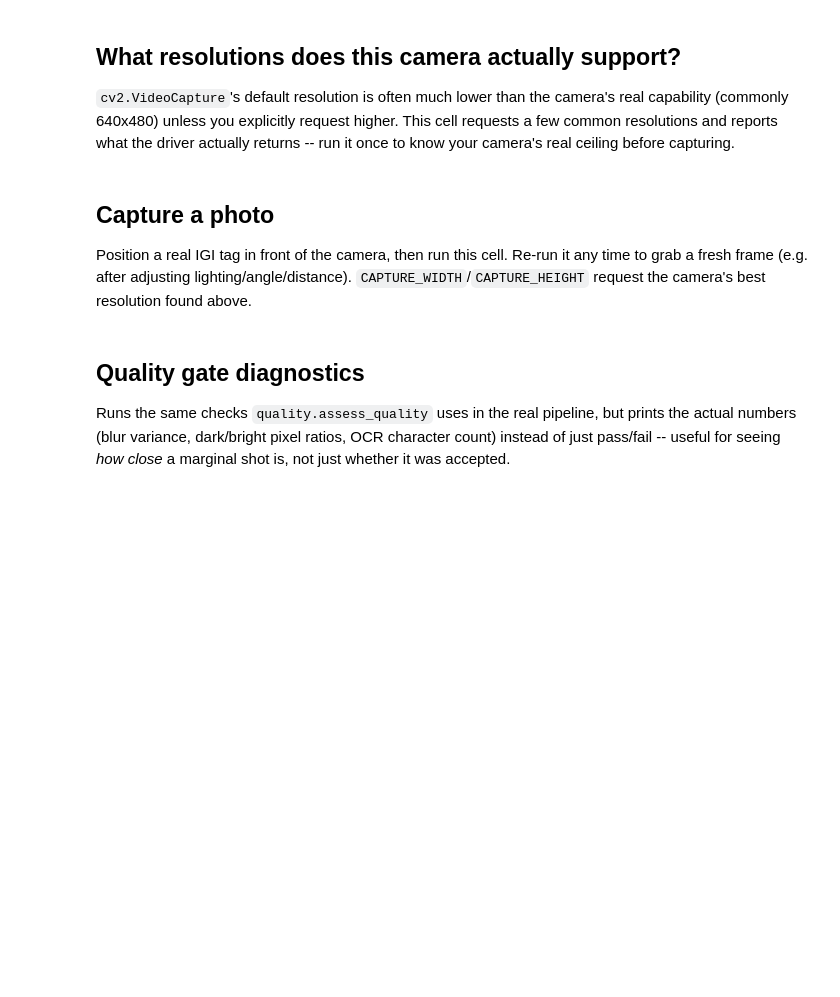
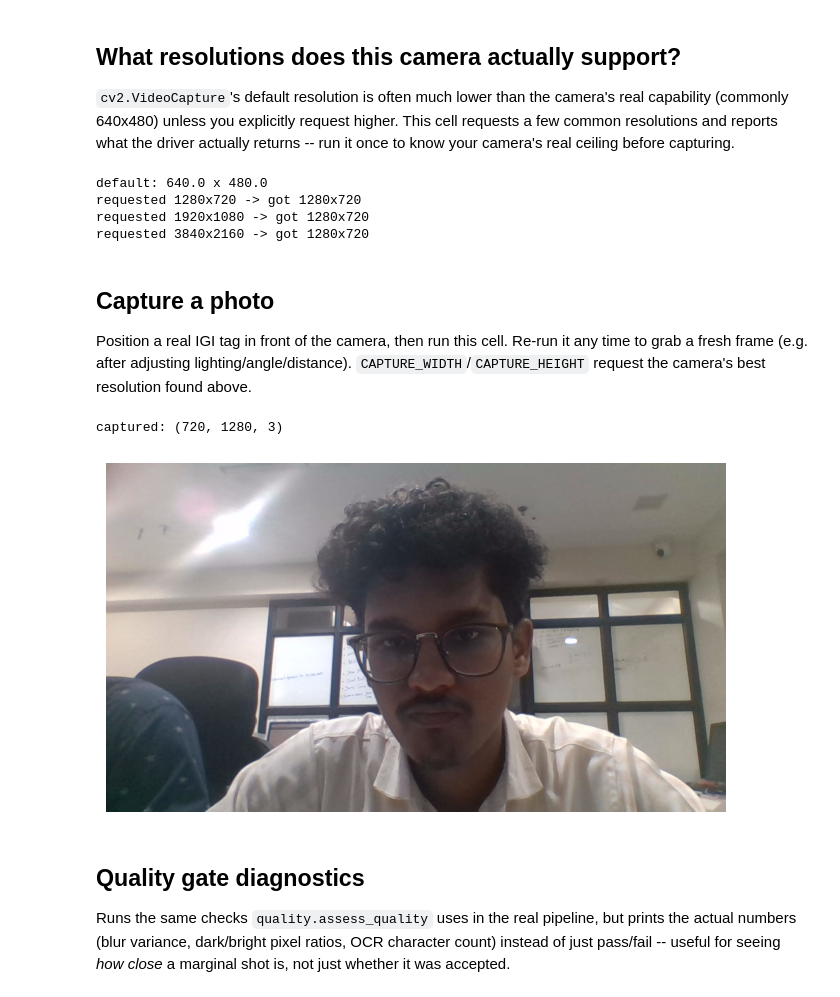
Before and after one commit to pratik541/Export, a Jupyter notebook: notebooks/camera_capture_experiment.ipynb, the cells around one changed output. Drawn from its saved outputs; the diff is of its cells as text; code cells hidden in the pictures; blank space fills up the shorter version.

```diff
--- a/notebooks/camera_capture_experiment.ipynb
+++ b/notebooks/camera_capture_experiment.ipynb
@@ -31,15 +122,21 @@ CAMERA_INDEX = 0  # change if you have more than one camera and want a different
 `cv2.VideoCapture`'s default resolution is often much lower than the camera's real capability (commonly 640x480) unless you explicitly request higher. This cell requests a few common resolutions and reports what the driver actually returns -- run it once to know your camera's real ceiling before capturing.
 # %%
 cap = cv2.VideoCapture(CAMERA_INDEX, cv2.CAP_DSHOW)
-print("default:", cap.get(cv2.CAP_PROP_FRAME_WIDTH), "x", cap.get(cv2.CAP_PROP_FRAME_HEIGHT))
+try:
+    print("default:", cap.get(cv2.CAP_PROP_FRAME_WIDTH), "x", cap.get(cv2.CAP_PROP_FRAME_HEIGHT))
 
-for w, h in [(1280, 720), (1920, 1080), (3840, 2160)]:
-    cap.set(cv2.CAP_PROP_FRAME_WIDTH, w)
-    cap.set(cv2.CAP_PROP_FRAME_HEIGHT, h)
-    actual_w, actual_h = cap.get(cv2.CAP_PROP_FRAME_WIDTH), cap.get(cv2.CAP_PROP_FRAME_HEIGHT)
-    print(f"requested {w}x{h} -> got {actual_w:.0f}x{actual_h:.0f}")
-
-cap.release()
+    for w, h in [(1280, 720), (1920, 1080), (3840, 2160)]:
+        cap.set(cv2.CAP_PROP_FRAME_WIDTH, w)
+        cap.set(cv2.CAP_PROP_FRAME_HEIGHT, h)
+        actual_w, actual_h = cap.get(cv2.CAP_PROP_FRAME_WIDTH), cap.get(cv2.CAP_PROP_FRAME_HEIGHT)
+        print(f"requested {w}x{h} -> got {actual_w:.0f}x{actual_h:.0f}")
+finally:
+    cap.release()
+# %% [output]
+default: 640.0 x 480.0
+requested 1280x720 -> got 1280x720
+requested 1920x1080 -> got 1280x720
+requested 3840x2160 -> got 1280x720
 # %% [markdown]
 ## Capture a photo
 
@@ -47,24 +144,16 @@ Position a real IGI tag in front of the camera, then run this cell. Re-run it an
 # %%
 CAPTURE_WIDTH, CAPTURE_HEIGHT = 1280, 720  # set to whatever this camera actually supports, from the cell above
 
-cap = cv2.VideoCapture(CAMERA_INDEX, cv2.CAP_DSHOW)
-cap.set(cv2.CAP_PROP_FRAME_WIDTH, CAPTURE_WIDTH)
-cap.set(cv2.CAP_PROP_FRAME_HEIGHT, CAPTURE_HEIGHT)
-
-# Several webcams return a stale/black first frame or two right after opening
-# or changing resolution -- warm up briefly before keeping a frame.
-for _ in range(5):
-    ret, frame = cap.read()
-    time.sleep(0.1)
-cap.release()
-
-assert ret, "Failed to read from the camera -- check CAMERA_INDEX"
+frame = capture_frame(width=CAPTURE_WIDTH, height=CAPTURE_HEIGHT)
 print("captured:", frame.shape)
 
 plt.figure(figsize=(8, 6))
 plt.imshow(cv2.cvtColor(frame, cv2.COLOR_BGR2RGB))
 plt.axis("off")
 plt.show()
+# %% [output]
+captured: (720, 1280, 3)
+[figure, added]
 # %% [markdown]
 ## Quality gate diagnostics
 
```
Also changed, not shown: parts of 9 cells of this notebook.
